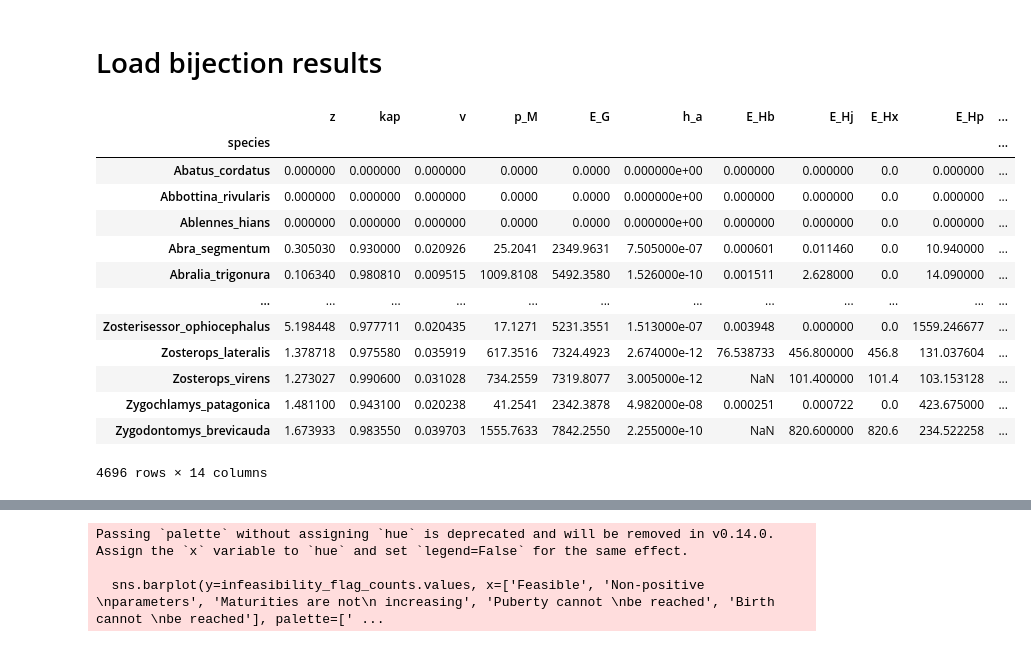
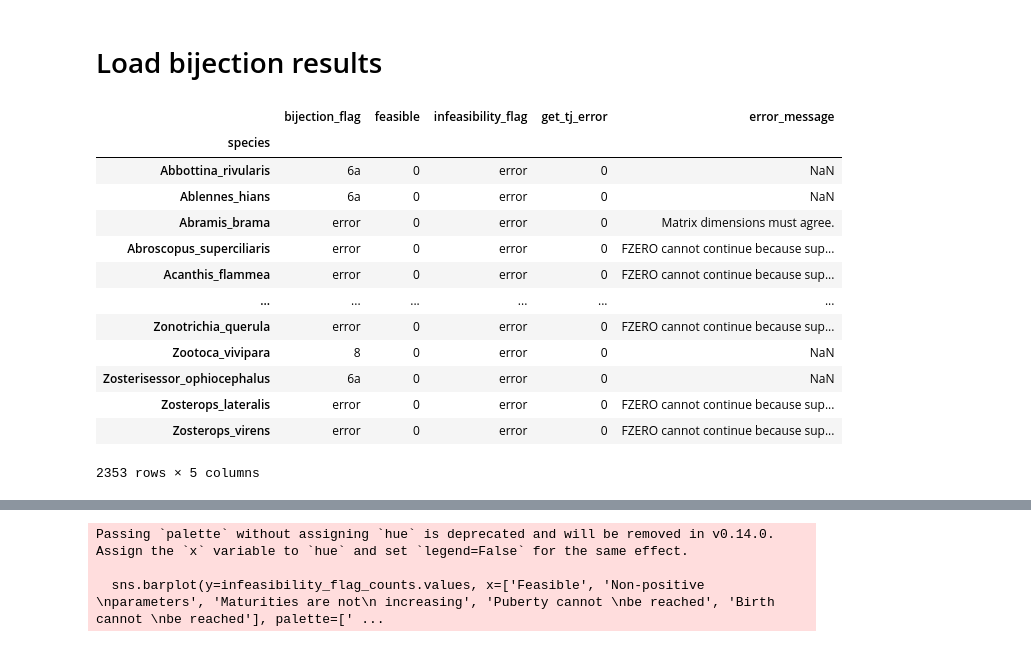
Before and after one commit to diogo-f-oliveira/DEB_ML_Init, a Jupyter notebook: notebooks/Analysis of the Bijection Method.ipynb, the cells around one changed output, grey strips where cells are left out. Saved outputs shown, nothing was run; the diff lists cells and outputs as text; code cells hidden in the pictures.

```diff
--- a/notebooks/Analysis of the Bijection Method.ipynb
+++ b/notebooks/Analysis of the Bijection Method.ipynb
@@ -9,29 +9,29 @@ from IPython.display import display
 # %% [markdown]
 # Load bijection results
 # %%
-results_file = '../results/bijection method/bijection_predictions.csv'
+results_file = '../results/bijection_method/bijection_stats.csv'
 df = pd.read_csv(results_file, index_col=0)
 #df['bijection_flag'].fillna('missing')
 df.dropna(subset=['bijection_flag'], inplace=True)
 df.loc[~df['infeasibility_flag'].isna(),'infeasibility_flag'] = df.loc[~df['infeasibility_flag'].isna(),'infeasibility_flag'].astype('int').astype('str')
 df['infeasibility_flag'] = df['infeasibility_flag'].fillna('error')
 df.index.name = 'species'
 df
 # %% [output]
-|  | z | kap | v | p_M | E_G | h_a | E_Hb | E_Hj | E_Hx | E_Hp | ... |
-| species |  |  |  |  |  |  |  |  |  |  | ... |
-| Abatus_cordatus | 0.000000 | 0.000000 | 0.000000 | 0.0000 | 0.0000 | 0.000000e+00 | 0.000000 | 0.000000 | 0.0 | 0.000000 | ... |
-| Abbottina_rivularis | 0.000000 | 0.000000 | 0.000000 | 0.0000 | 0.0000 | 0.000000e+00 | 0.000000 | 0.000000 | 0.0 | 0.000000 | ... |
-| Ablennes_hians | 0.000000 | 0.000000 | 0.000000 | 0.0000 | 0.0000 | 0.000000e+00 | 0.000000 | 0.000000 | 0.0 | 0.000000 | ... |
-| Abra_segmentum | 0.305030 | 0.930000 | 0.020926 | 25.2041 | 2349.9631 | 7.505000e-07 | 0.000601 | 0.011460 | 0.0 | 10.940000 | ... |
-| Abralia_trigonura | 0.106340 | 0.980810 | 0.009515 | 1009.8108 | 5492.3580 | 1.526000e-10 | 0.001511 | 2.628000 | 0.0 | 14.090000 | ... |
-| ... | ... | ... | ... | ... | ... | ... | ... | ... | ... | ... | ... |
-| Zosterisessor_ophiocephalus | 5.198448 | 0.977711 | 0.020435 | 17.1271 | 5231.3551 | 1.513000e-07 | 0.003948 | 0.000000 | 0.0 | 1559.246677 | ... |
-| Zosterops_lateralis | 1.378718 | 0.975580 | 0.035919 | 617.3516 | 7324.4923 | 2.674000e-12 | 76.538733 | 456.800000 | 456.8 | 131.037604 | ... |
-| Zosterops_virens | 1.273027 | 0.990600 | 0.031028 | 734.2559 | 7319.8077 | 3.005000e-12 | NaN | 101.400000 | 101.4 | 103.153128 | ... |
-| Zygochlamys_patagonica | 1.481100 | 0.943100 | 0.020238 | 41.2541 | 2342.3878 | 4.982000e-08 | 0.000251 | 0.000722 | 0.0 | 423.675000 | ... |
-| Zygodontomys_brevicauda | 1.673933 | 0.983550 | 0.039703 | 1555.7633 | 7842.2550 | 2.255000e-10 | NaN | 820.600000 | 820.6 | 234.522258 | ... |
+|  | bijection_flag | feasible | infeasibility_flag | get_tj_error | error_message |
+| species |  |  |  |  |  |
+| Abbottina_rivularis | 6a | 0 | error | 0 | NaN |
+| Ablennes_hians | 6a | 0 | error | 0 | NaN |
+| Abramis_brama | error | 0 | error | 0 | Matrix dimensions must agree. |
+| Abroscopus_superciliaris | error | 0 | error | 0 | FZERO cannot continue because sup... |
+| Acanthis_flammea | error | 0 | error | 0 | FZERO cannot continue because sup... |
+| ... | ... | ... | ... | ... | ... |
+| Zonotrichia_querula | error | 0 | error | 0 | FZERO cannot continue because sup... |
+| Zootoca_vivipara | 8 | 0 | error | 0 | NaN |
+| Zosterisessor_ophiocephalus | 6a | 0 | error | 0 | NaN |
+| Zosterops_lateralis | error | 0 | error | 0 | FZERO cannot continue because sup... |
+| Zosterops_virens | error | 0 | error | 0 | FZERO cannot continue because sup... |
-4696 rows × 14 columns
+2353 rows × 5 columns
 # %%
 df['bijection_flag'].unique()
 # %% [output]
```
Also changed, not shown: parts of 8 cells of this notebook, 4 other files.
